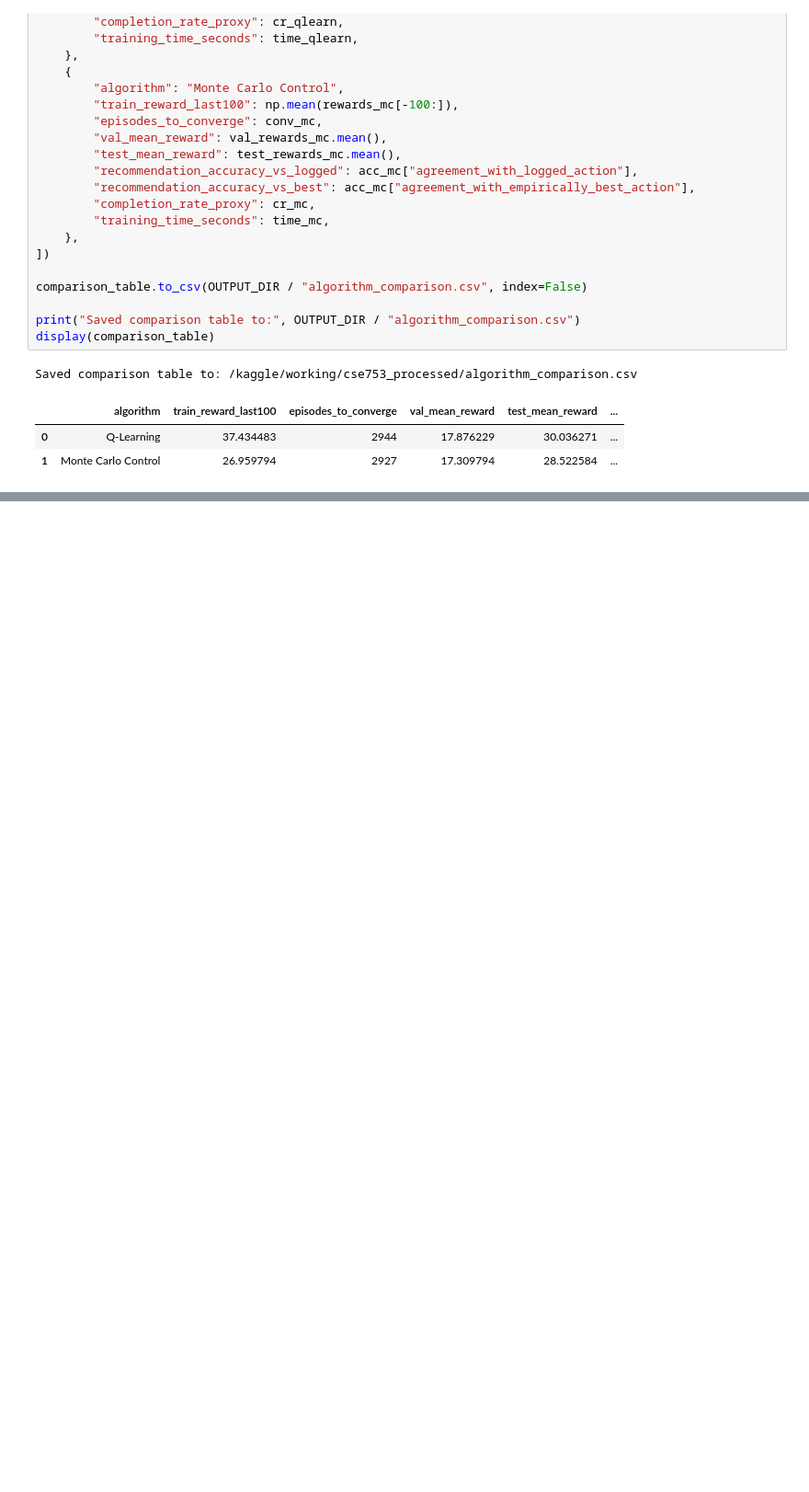
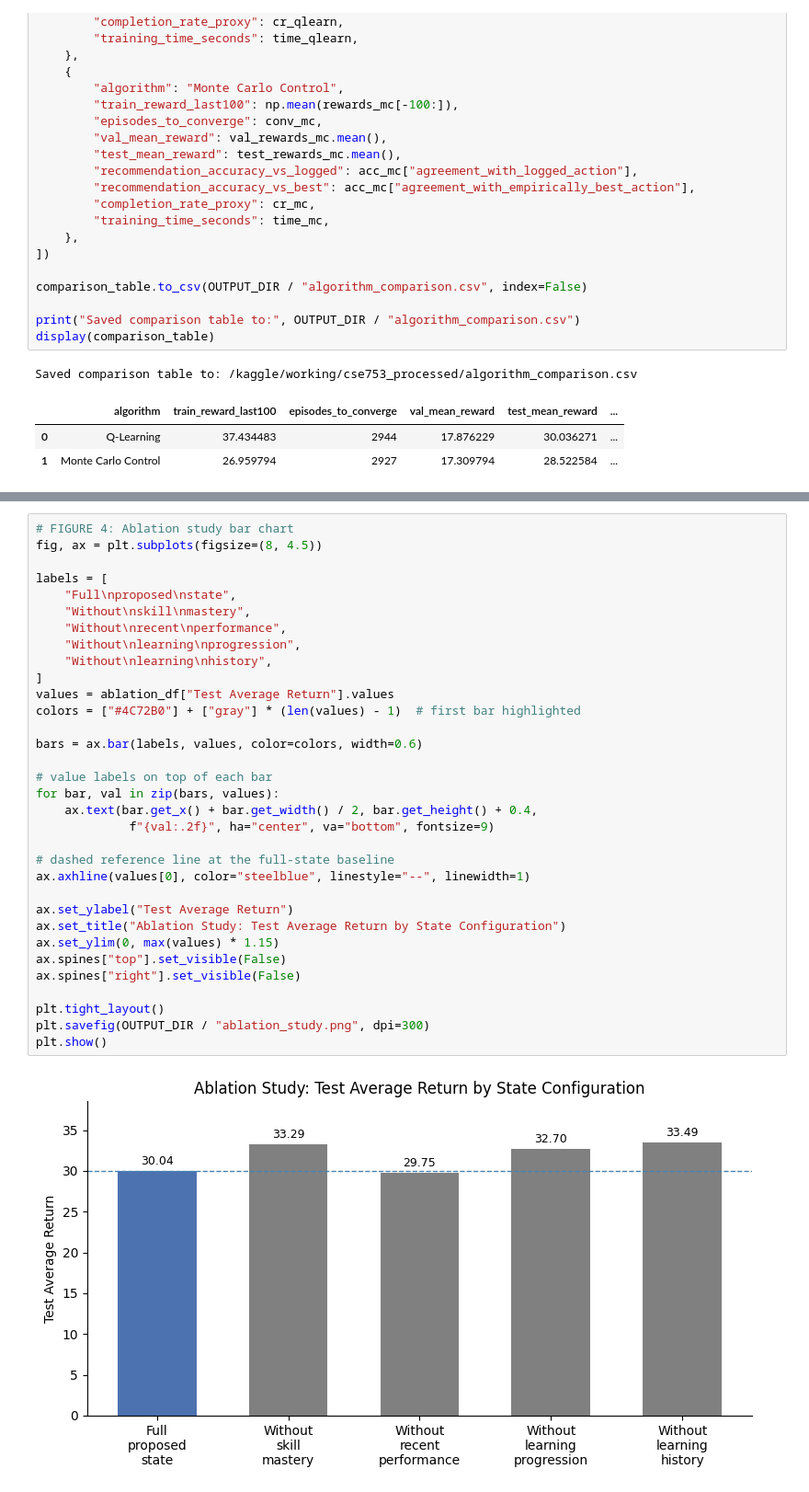
Before and after one commit to Shamazda/Adaptive-Personalized-Learning-Recommendation-Using-Reinforcement-Learning, a Jupyter notebook: Q-Learning and Monte Carlo Control.ipynb, the cells around one changed output, grey strips where cells are left out. Shown at 92% size. Drawn from its saved outputs; the diff is of its cells as text; blank space fills up the shorter version.

```diff
--- a/Q-Learning and Monte Carlo Control.ipynb
+++ b/Q-Learning and Monte Carlo Control.ipynb
@@ -3506,0 +3797,35 @@ Saved comparison table to: /kaggle/working/cse753_processed/algorithm_comparison
+# %%
+# FIGURE 4: Ablation study bar chart
+fig, ax = plt.subplots(figsize=(8, 4.5))
+
+labels = [
+    "Full\nproposed\nstate",
+    "Without\nskill\nmastery",
+    "Without\nrecent\nperformance",
+    "Without\nlearning\nprogression",
+    "Without\nlearning\nhistory",
+]
+values = ablation_df["Test Average Return"].values
+colors = ["#4C72B0"] + ["gray"] * (len(values) - 1)  # first bar highlighted
+
+bars = ax.bar(labels, values, color=colors, width=0.6)
+
+# value labels on top of each bar
+for bar, val in zip(bars, values):
+    ax.text(bar.get_x() + bar.get_width() / 2, bar.get_height() + 0.4,
+             f"{val:.2f}", ha="center", va="bottom", fontsize=9)
+
+# dashed reference line at the full-state baseline
+ax.axhline(values[0], color="steelblue", linestyle="--", linewidth=1)
+
+ax.set_ylabel("Test Average Return")
+ax.set_title("Ablation Study: Test Average Return by State Configuration")
+ax.set_ylim(0, max(values) * 1.15)
+ax.spines["top"].set_visible(False)
+ax.spines["right"].set_visible(False)
+
+plt.tight_layout()
+plt.savefig(OUTPUT_DIR / "ablation_study.png", dpi=300)
+plt.show()
+# %% [output]
+[figure, added]
```
Also changed, not shown: parts of 9 cells of this notebook.
